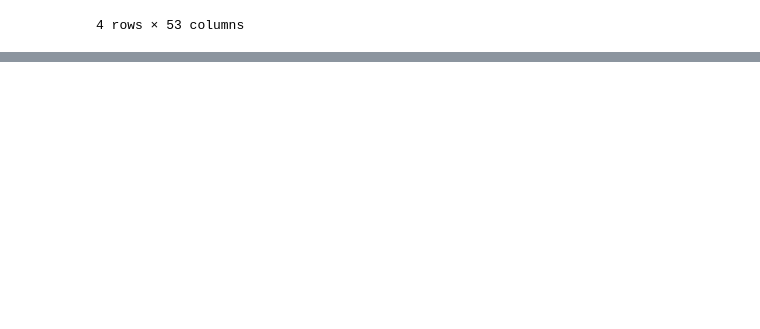
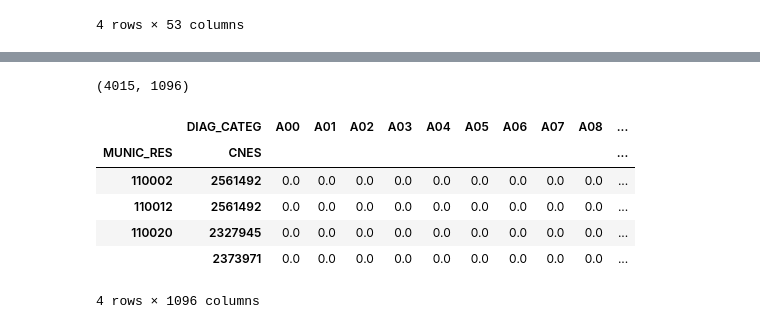
Before and after one commit to humbertocarmona/pyopensus, a Jupyter notebook: notebooks/fluxsus_tests.ipynb, the cells around one changed output, grey strips where cells are left out. Saved outputs shown, nothing was run; the diff lists cells and outputs as text; code cells hidden in the pictures; blank space fills up the shorter version.

```diff
--- a/notebooks/fluxsus_tests.ipynb
+++ b/notebooks/fluxsus_tests.ipynb
@@ -383,0 +371,14 @@ sqlalchemy.engine.base.Engine
+# %%
+# -- c2h (diseases)
+c2h_disease = edgelist_c2h(sih_engine, start_date, final_date, diag_level=3, mode="people")
+print(c2h_disease.shape)
+c2h_disease.head(4)
+# %% [output]
+(4015, 1096)
+|  | DIAG_CATEG | A00 | A01 | A02 | A03 | A04 | A05 | A06 | A07 | A08 | ... |
+| MUNIC_RES | CNES |  |  |  |  |  |  |  |  |  | ... |
+| 110002 | 2561492 | 0.0 | 0.0 | 0.0 | 0.0 | 0.0 | 0.0 | 0.0 | 0.0 | 0.0 | ... |
+| 110012 | 2561492 | 0.0 | 0.0 | 0.0 | 0.0 | 0.0 | 0.0 | 0.0 | 0.0 | 0.0 | ... |
+| 110020 | 2327945 | 0.0 | 0.0 | 0.0 | 0.0 | 0.0 | 0.0 | 0.0 | 0.0 | 0.0 | ... |
+|  | 2373971 | 0.0 | 0.0 | 0.0 | 0.0 | 0.0 | 0.0 | 0.0 | 0.0 | 0.0 | ... |
+4 rows × 1096 columns
```
Also changed, not shown: parts of 40 cells of this notebook, 1 other file.
